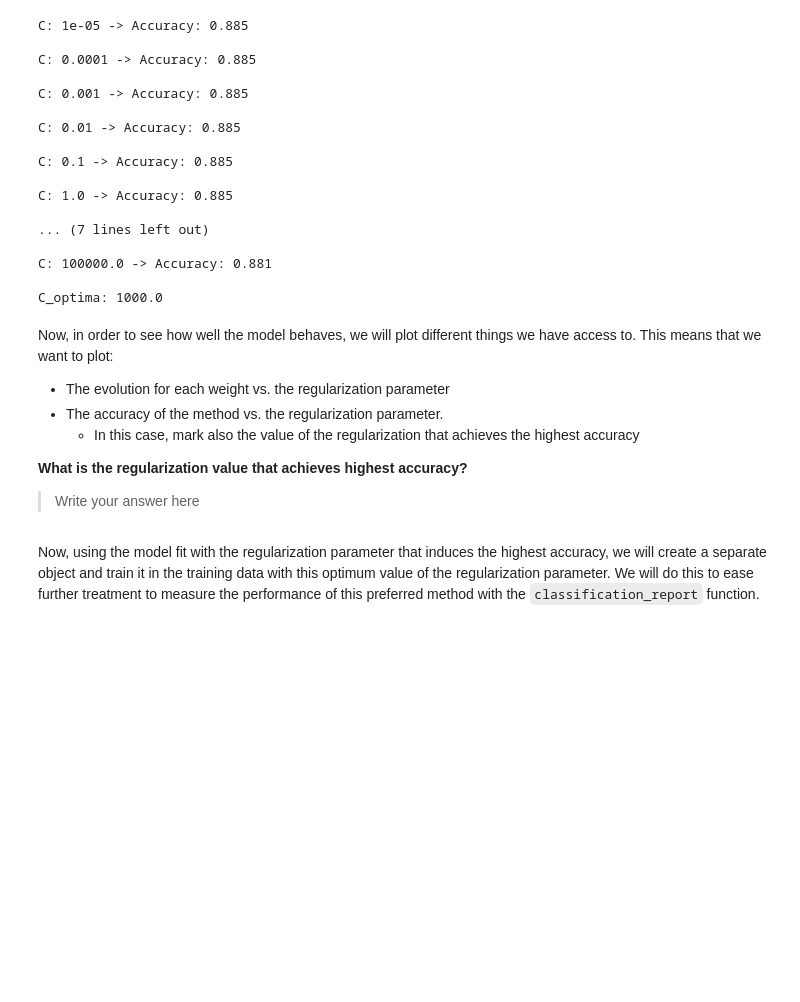
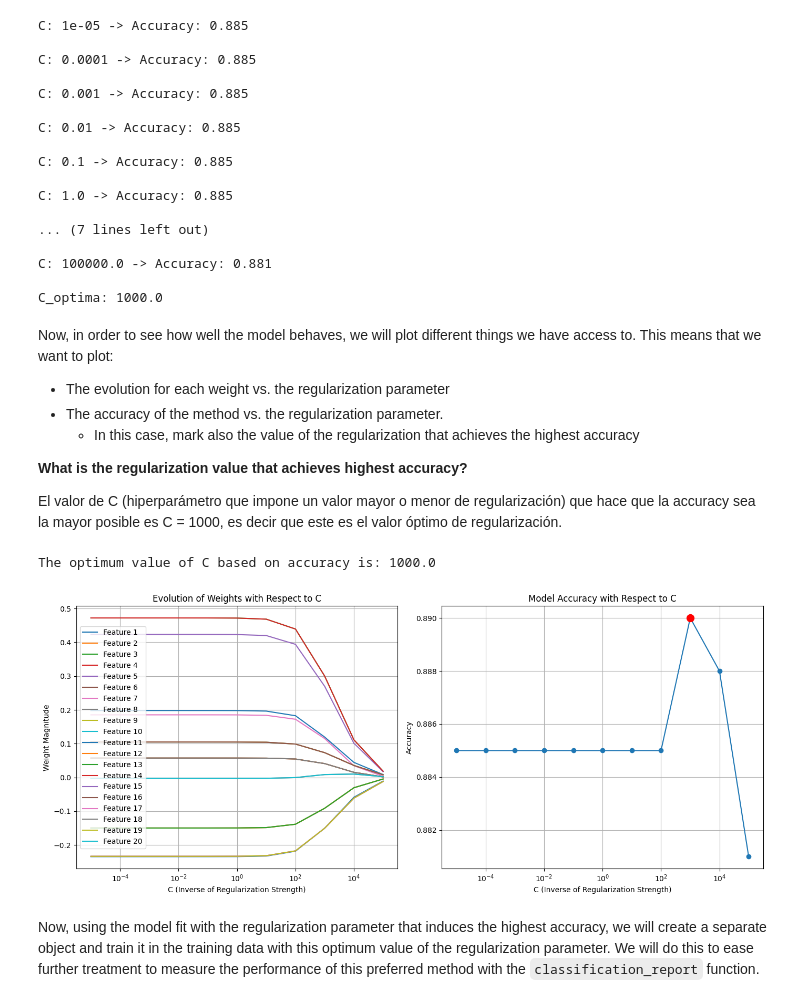
Before and after one commit to ICAI-IMAT-ML/p2-5-202304626, a Jupyter notebook: notebook/Lab2_5_LogisticRegression_and_regularization.ipynb, the cells around one changed output. Cells and saved outputs as stored; diff of their text form; code cells hidden in the pictures; blank space fills up the shorter version.

```diff
--- a/notebook/Lab2_5_LogisticRegression_and_regularization.ipynb
+++ b/notebook/Lab2_5_LogisticRegression_and_regularization.ipynb
@@ -349,7 +350,8 @@ Now, in order to see how well the model behaves, we will plot different things w
     - In this case, mark also the value of the regularization that achieves the highest accuracy
 
 **What is the regularization value that achieves highest accuracy?**
-> Write your answer here
+
+El valor de C (hiperparámetro que impone un valor mayor o menor de regularización) que hace que la accuracy sea la mayor posible es C = 1000, es decir que este es el valor óptimo de regularización.
 # %%
 # Plotting the evolution of weights
 plt.figure(figsize=(14, 6))
@@ -359,36 +361,39 @@ plt.subplot(1, 2, 1)
 for feature_index in range(len(weights_evolution[0])):
     weight_trajectory = [weights[feature_index] for weights in weights_evolution]
     plt.plot(C_values, weight_trajectory, label=f'Feature {feature_index + 1}')
 plt.xscale('log')
 plt.xlabel('C (Inverse of Regularization Strength)')
 plt.ylabel('Weight Magnitude')
 plt.title('Evolution of Weights with Respect to C')
 plt.legend(loc='best')
 plt.grid(True)
 
 # TODO: Find the maximum accuracy
-max_accuracy = None
+max_accuracy = max_accuracy
 
 # TODO: Filter the C values that correspond to the maximum accuracy
-optimum_C_values = None
+optimum_C_values = C_optima
 
 # Select the maximum C from those that yield the highest accuracy
-optimum_C = None
+optimum_C = C_optima
 
 print(f"The optimum value of C based on accuracy is: {optimum_C}")
 
 # Plotting accuracy as a function of C
 plt.subplot(1, 2, 2)
 plt.plot(C_values, accuracies, marker='o', linestyle='-')
 plt.plot(optimum_C, max_accuracy, 'ro', markersize=10, label='Optimum C')
 plt.xscale('log')
 plt.xlabel('C (Inverse of Regularization Strength)')
 plt.ylabel('Accuracy')
 plt.title('Model Accuracy with Respect to C')
 plt.grid(True)
 
 plt.tight_layout()
 plt.show()
+# %% [output]
+The optimum value of C based on accuracy is: 1000.0
+[figure, added]
 # %% [markdown]
 Now, using the model fit with the regularization parameter that induces the highest accuracy, we will create a separate object and train it in the training data with this optimum value of the regularization parameter. We will do this to ease further treatment to measure the performance of this preferred method with the `classification_report` function.
 # %%
```
Also changed, not shown: parts of 13 cells of this notebook.
